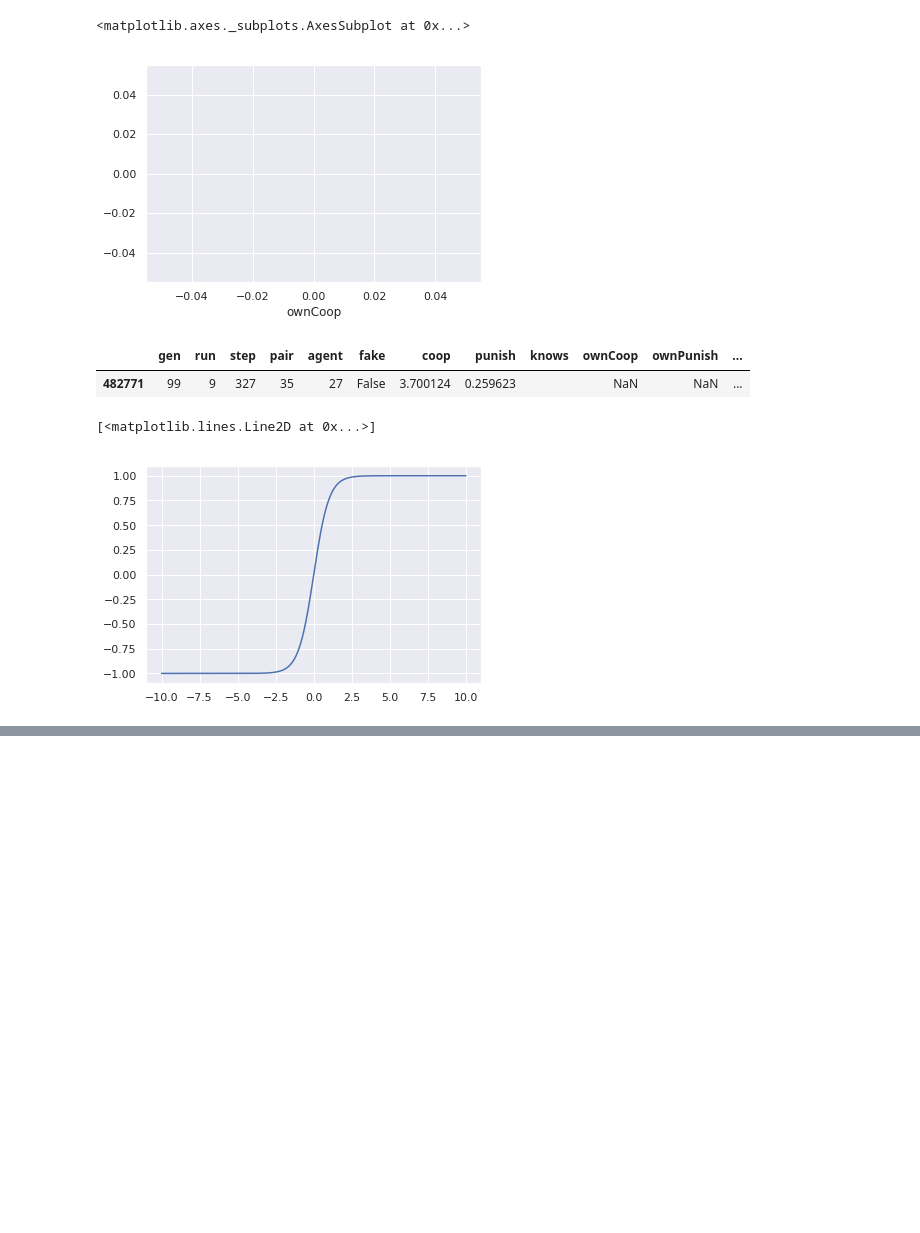
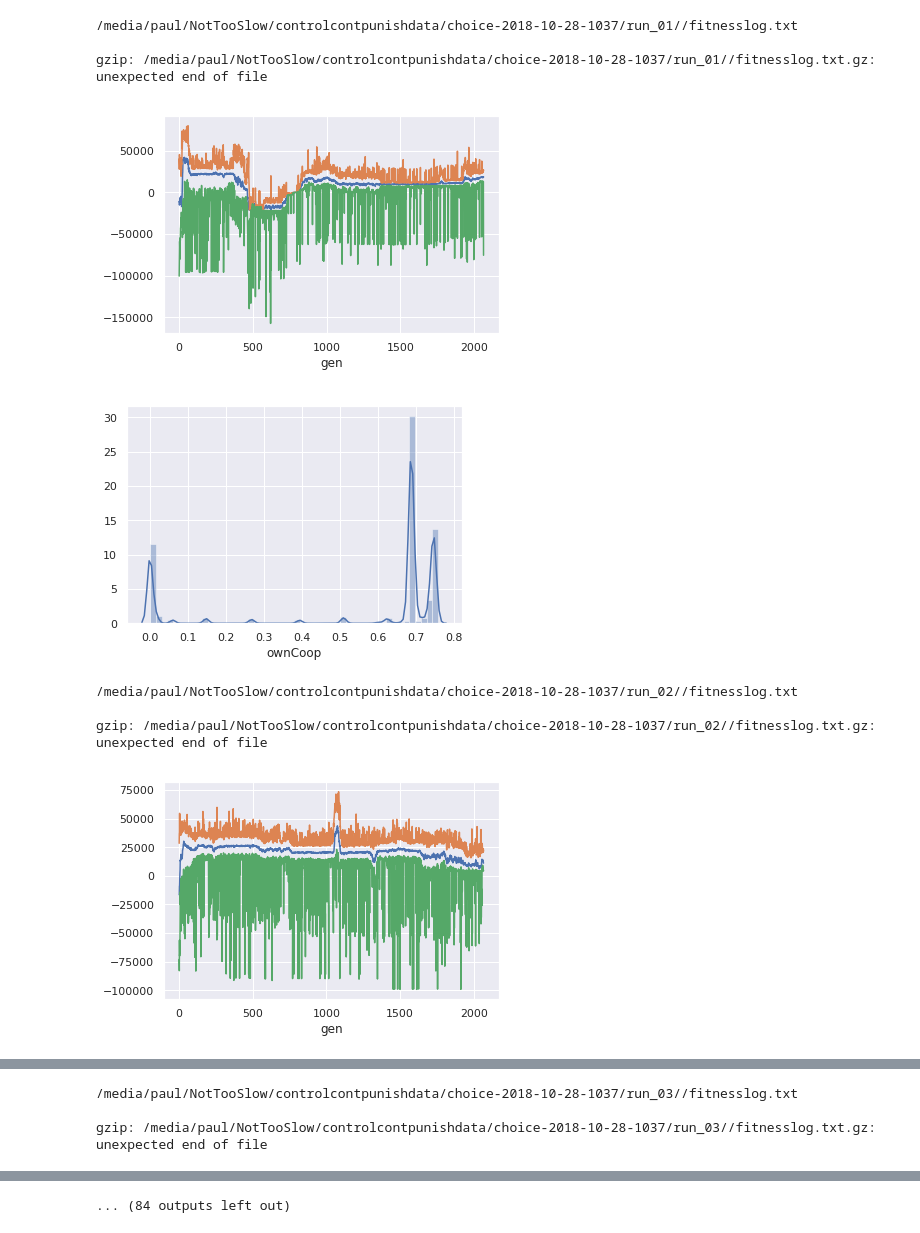
Before and after one commit to PaulEcoffet/controlchoicepunish, a Jupyter notebook: fitness_plot.ipynb, the cells around one changed output, grey strips where cells are left out. Drawn from its saved outputs; the diff is of its cells as text; code cells hidden in the pictures; blank space fills up the shorter version.

```diff
--- a/fitness_plot.ipynb
+++ b/fitness_plot.ipynb
@@ -7,2 +7,0 @@ sns.set()
-# %%
-fit = pd.read_csv('fitnesslog.txt')
@@ -16,2 +7,0 @@ fit.groupby('gen')['fitness'].min().plot()
-# %%
-a = pd.read_csv('runlog.txt')
@@ -20,18 +8,25 @@ maxgen = a['gen'].max()
-# %%
-sns.distplot(a.query(f'gen == {maxgen} and fake == False')['ownCoop'])
-# %% [output]
-<matplotlib.axes._subplots.AxesSubplot at 0x...>
-[figure, removed]
-# %%
-a = a[a.isnull().any(axis=1)]
-# %%
-a
-# %% [output]
-|  | gen | run | step | pair | agent | fake | coop | punish | knows | ownCoop | ownPunish | ... |
-| 482771 | 99 | 9 | 327 | 35 | 27 | False | 3.700124 | 0.259623 |  | NaN | NaN | ... |
-# %%
-x = np.linspace(-10, 10, 1000)
-plt.plot(x, np.tanh(x))
-# %% [output]
-[<matplotlib.lines.Line2D at 0x...>]
-[figure, removed]
+# %%
+paths = '/media/paul/NotTooSlow/controlcontpunishdata/choice-2018-10-28-1037/*/'
+for path in glob.iglob(paths):
+    fitpath = path + '/fitnesslog.txt'
+    print(fitpath)
+    !zcat {fitpath+".gz"} > {fitpath}
+    fit = pd.read_csv(fitpath)
+    fit.groupby('gen')['fitness'].median().plot()
+    fit.groupby('gen')['fitness'].max().plot()
+    fit.groupby('gen')['fitness'].min().plot()
+    plt.show()
+
+    a = pd.read_csv(path+'/runlog_1500.txt.gz', skipinitialspace=True)
+    sns.distplot(a.query(f'fake == False')['ownCoop'])
+    plt.show()
+# %% [output]
+/media/paul/NotTooSlow/controlcontpunishdata/choice-2018-10-28-1037/run_01//fitnesslog.txt
+
+gzip: /media/paul/NotTooSlow/controlcontpunishdata/choice-2018-10-28-1037/run_01//fitnesslog.txt.gz: unexpected end of file
+[figure, added]
+[figure, added]
+/media/paul/NotTooSlow/controlcontpunishdata/choice-2018-10-28-1037/run_02//fitnesslog.txt
+
+gzip: /media/paul/NotTooSlow/controlcontpunishdata/choice-2018-10-28-1037/run_02//fitnesslog.txt.gz: unexpected end of file
+[figure, added]
@@ -37,0 +34,3 @@ plt.plot(x, np.tanh(x))
+/media/paul/NotTooSlow/controlcontpunishdata/choice-2018-10-28-1037/run_03//fitnesslog.txt
+
+gzip: /media/paul/NotTooSlow/controlcontpunishdata/choice-2018-10-28-1037/run_03//fitnesslog.txt.gz: unexpected end of file
@@ -37,0 +44 @@ plt.plot(x, np.tanh(x))
+... (84 outputs left out)
```
Also changed, not shown: parts of 4 cells of this notebook.
